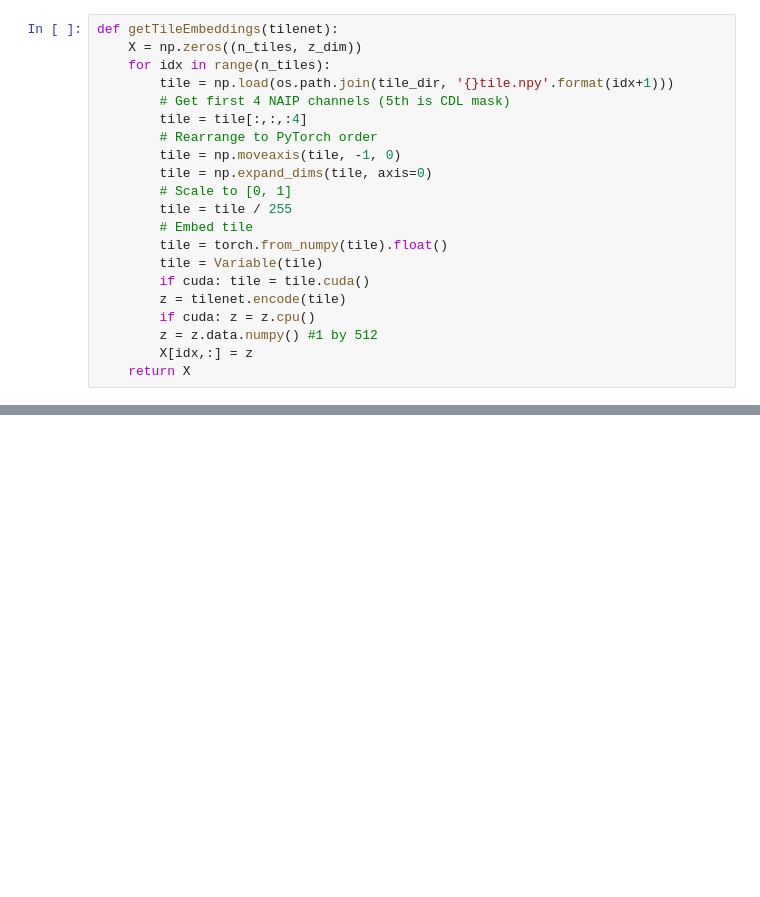
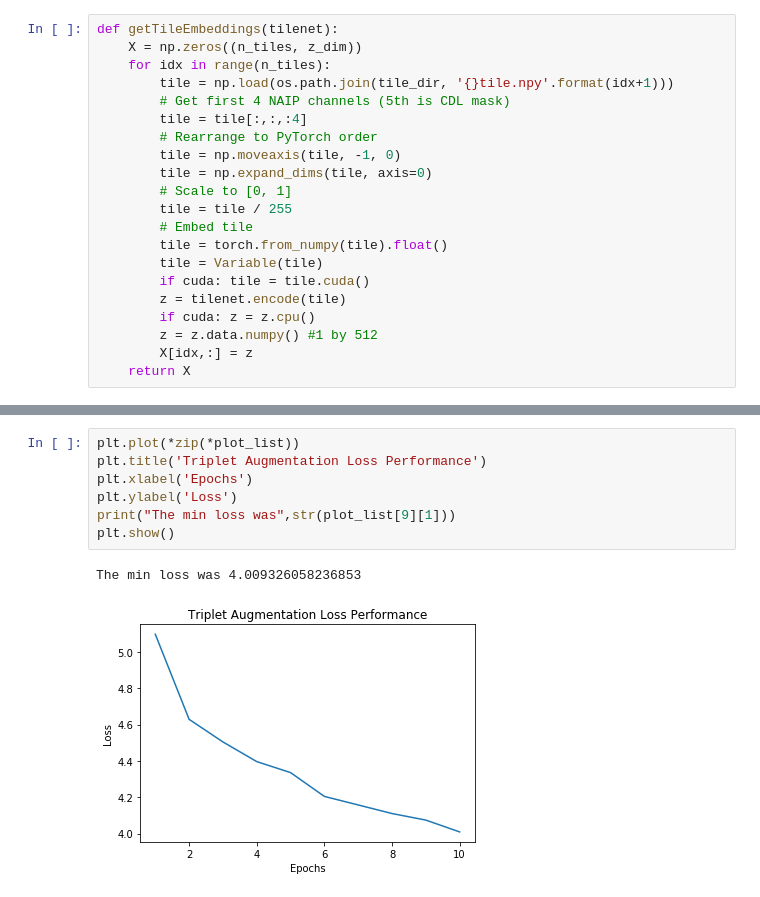
Before and after one commit to agupta24/tile2vec231n, a Jupyter notebook: examples/Semi-supervised Training + Classification Pipeline.ipynb, the cells around one changed output, grey strips where cells are left out. Saved outputs shown, nothing was run; the diff lists cells and outputs as text; blank space fills up the shorter version.

```diff
--- a/examples/Semi-supervised Training + Classification Pipeline.ipynb
+++ b/examples/Semi-supervised Training + Classification Pipeline.ipynb
@@ -176,0 +247,10 @@ print(epochsToSTD)
+# %%
+plt.plot(*zip(*plot_list))
+plt.title('Triplet Augmentation Loss Performance')
+plt.xlabel('Epochs')
+plt.ylabel('Loss')
+print("The min loss was",str(plot_list[9][1]))
+plt.show()
+# %% [output]
+The min loss was 4.009326058236853
+[figure, added]
```
Also changed, not shown: parts of 10 cells of this notebook.
